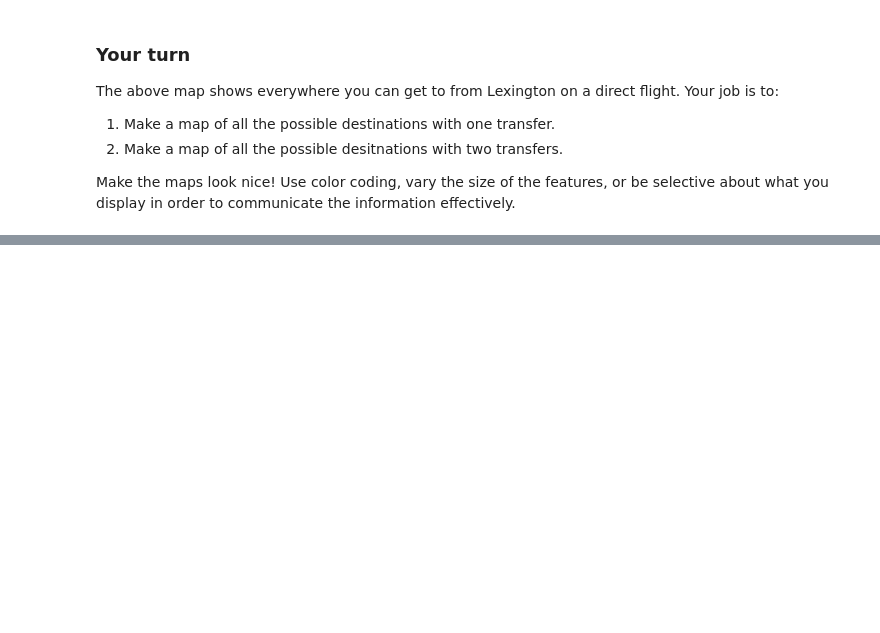
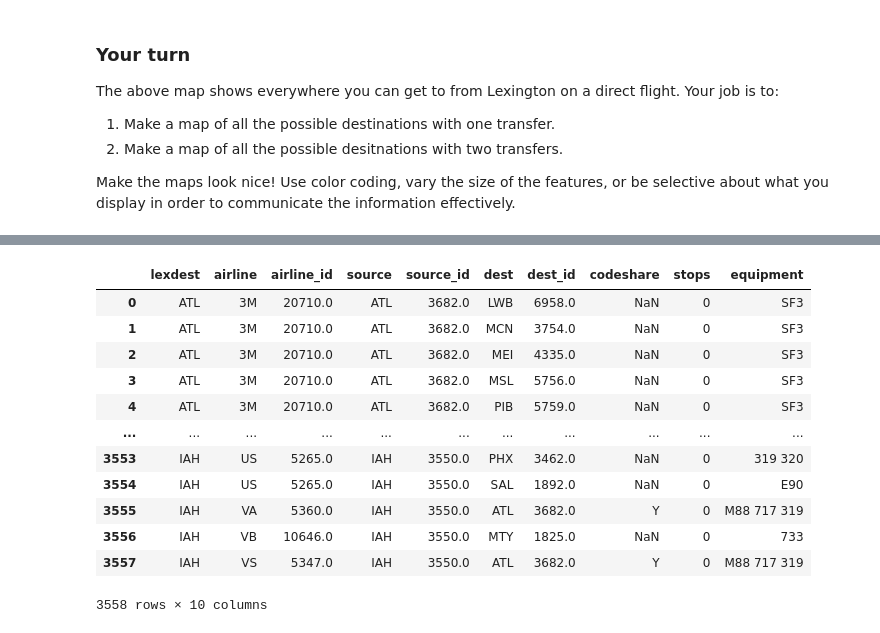
Before and after one commit to lwright139/ce599, a Jupyter notebook: 08-Mapping/interactive-mapping.ipynb, the cells around one changed output, grey strips where cells are left out. Saved outputs shown, nothing was run; the diff lists cells and outputs as text; code cells hidden in the pictures; blank space fills up the shorter version.

```diff
--- a/08-Mapping/interactive-mapping.ipynb
+++ b/08-Mapping/interactive-mapping.ipynb
@@ -438,0 +448,6 @@ Make the maps look nice!  Use color coding, vary the size of the features, or be
+# %%
+lex_outbound=routes[routes['source']=='LEX']
+
+lex_dest = pd.DataFrame(lex_outbound['dest'].drop_duplicates())
+lex_dest.columns = ['lexdest']
+lex_dest
@@ -438,0 +469,17 @@ Make the maps look nice!  Use color coding, vary the size of the features, or be
+# %%
+one_transfer = pd.merge(lex_dest, routes, left_on='lexdest', right_on='source', how='inner')
+one_transfer
+# %% [output]
+|  | lexdest | airline | airline_id | source | source_id | dest | dest_id | codeshare | stops | equipment |
+| 0 | ATL | 3M | 20710.0 | ATL | 3682.0 | LWB | 6958.0 | NaN | 0 | SF3 |
+| 1 | ATL | 3M | 20710.0 | ATL | 3682.0 | MCN | 3754.0 | NaN | 0 | SF3 |
+| 2 | ATL | 3M | 20710.0 | ATL | 3682.0 | MEI | 4335.0 | NaN | 0 | SF3 |
+| 3 | ATL | 3M | 20710.0 | ATL | 3682.0 | MSL | 5756.0 | NaN | 0 | SF3 |
+| 4 | ATL | 3M | 20710.0 | ATL | 3682.0 | PIB | 5759.0 | NaN | 0 | SF3 |
+| ... | ... | ... | ... | ... | ... | ... | ... | ... | ... | ... |
+| 3553 | IAH | US | 5265.0 | IAH | 3550.0 | PHX | 3462.0 | NaN | 0 | 319 320 |
+| 3554 | IAH | US | 5265.0 | IAH | 3550.0 | SAL | 1892.0 | NaN | 0 | E90 |
+| 3555 | IAH | VA | 5360.0 | IAH | 3550.0 | ATL | 3682.0 | Y | 0 | M88 717 319 |
+| 3556 | IAH | VB | 10646.0 | IAH | 3550.0 | MTY | 1825.0 | NaN | 0 | 733 |
+| 3557 | IAH | VS | 5347.0 | IAH | 3550.0 | ATL | 3682.0 | Y | 0 | M88 717 319 |
+3558 rows × 10 columns
```
Also changed, not shown: parts of 3 cells of this notebook.
